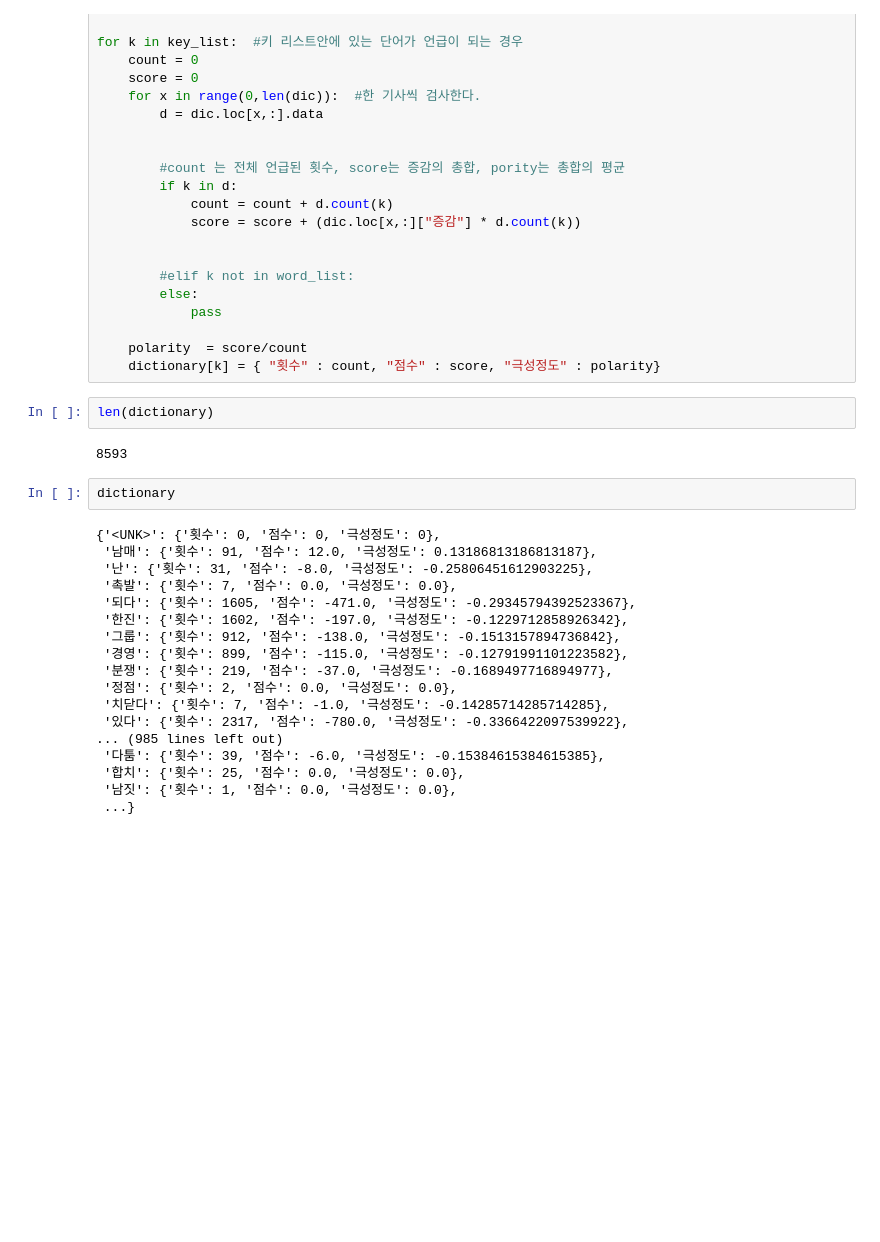
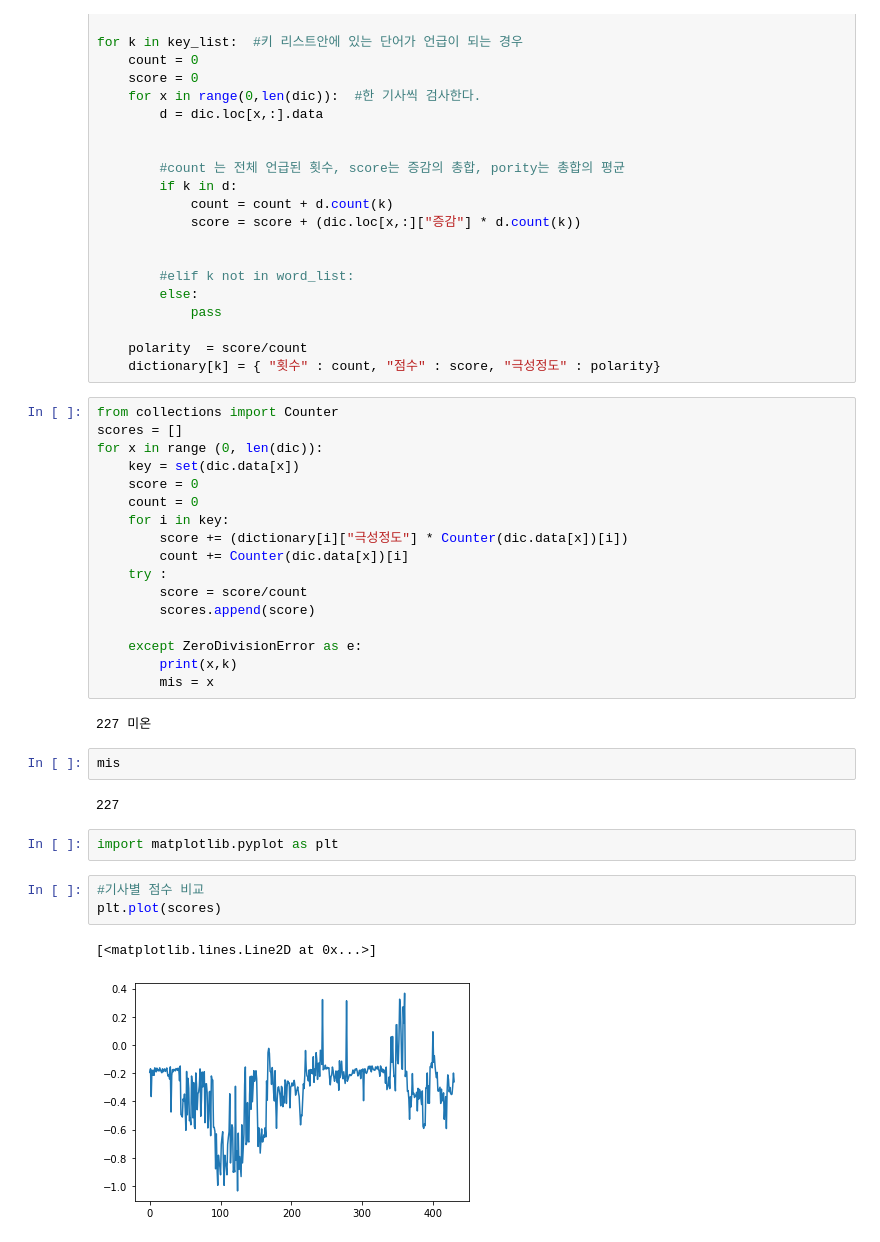
Before and after one commit to SeongYeonYun/Text_Mining_NewsData, a Jupyter notebook: 사전구축.ipynb, the cells around one changed output. Saved outputs shown, nothing was run; the diff lists cells and outputs as text; blank space fills up the shorter version.

```diff
--- a/사전구축.ipynb
+++ b/사전구축.ipynb
@@ -323,27 +207,34 @@ for k in key_list:  #키 리스트안에 있는 단어가 언급이 되는 경
 
     polarity  = score/count
     dictionary[k] = { "횟수" : count, "점수" : score, "극성정도" : polarity}
-# %%
-len(dictionary)
-# %% [output]
-8593
-# %%
-dictionary
-# %% [output]
-{'<UNK>': {'횟수': 0, '점수': 0, '극성정도': 0},
- '남매': {'횟수': 91, '점수': 12.0, '극성정도': 0.13186813186813187},
- '난': {'횟수': 31, '점수': -8.0, '극성정도': -0.25806451612903225},
- '촉발': {'횟수': 7, '점수': 0.0, '극성정도': 0.0},
- '되다': {'횟수': 1605, '점수': -471.0, '극성정도': -0.29345794392523367},
- '한진': {'횟수': 1602, '점수': -197.0, '극성정도': -0.1229712858926342},
- '그룹': {'횟수': 912, '점수': -138.0, '극성정도': -0.1513157894736842},
- '경영': {'횟수': 899, '점수': -115.0, '극성정도': -0.12791991101223582},
- '분쟁': {'횟수': 219, '점수': -37.0, '극성정도': -0.1689497716894977},
- '정점': {'횟수': 2, '점수': 0.0, '극성정도': 0.0},
- '치닫다': {'횟수': 7, '점수': -1.0, '극성정도': -0.14285714285714285},
- '있다': {'횟수': 2317, '점수': -780.0, '극성정도': -0.3366422097539922},
-... (985 lines left out)
- '다툼': {'횟수': 39, '점수': -6.0, '극성정도': -0.15384615384615385},
- '합치': {'횟수': 25, '점수': 0.0, '극성정도': 0.0},
- '남짓': {'횟수': 1, '점수': 0.0, '극성정도': 0.0},
- ...}
+# %%
+from collections import Counter
+scores = []
+for x in range (0, len(dic)):
+    key = set(dic.data[x])
+    score = 0
+    count = 0
+    for i in key:
+        score += (dictionary[i]["극성정도"] * Counter(dic.data[x])[i])
+        count += Counter(dic.data[x])[i]
+    try :
+        score = score/count
+        scores.append(score)
+
+    except ZeroDivisionError as e:
+        print(x,k)
+        mis = x
+# %% [output]
+227 미온
+# %%
+mis
+# %% [output]
+227
+# %%
+import matplotlib.pyplot as plt
+# %%
+#기사별 점수 비교
+plt.plot(scores)
+# %% [output]
+[<matplotlib.lines.Line2D at 0x...>]
+[figure, added]
```
Also changed, not shown: parts of 30 cells of this notebook, 1 other file.
